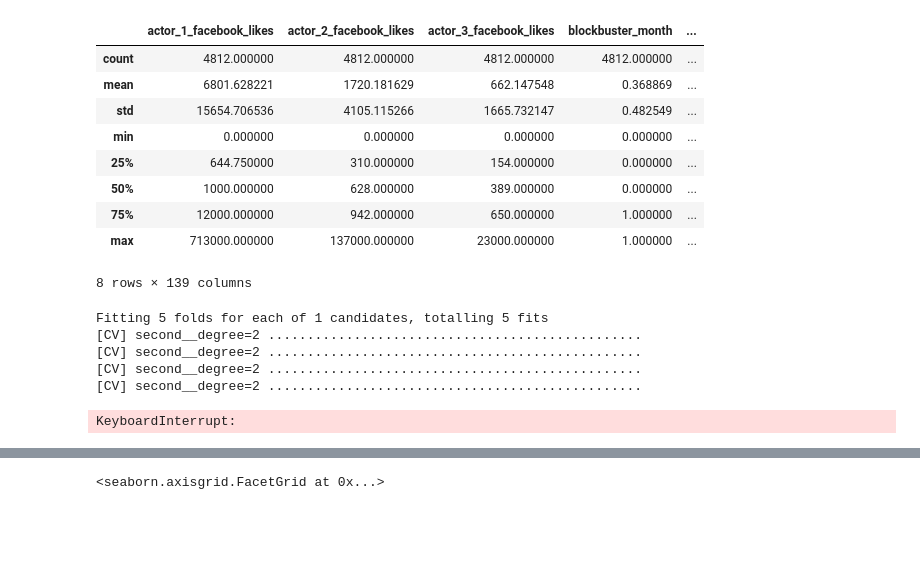
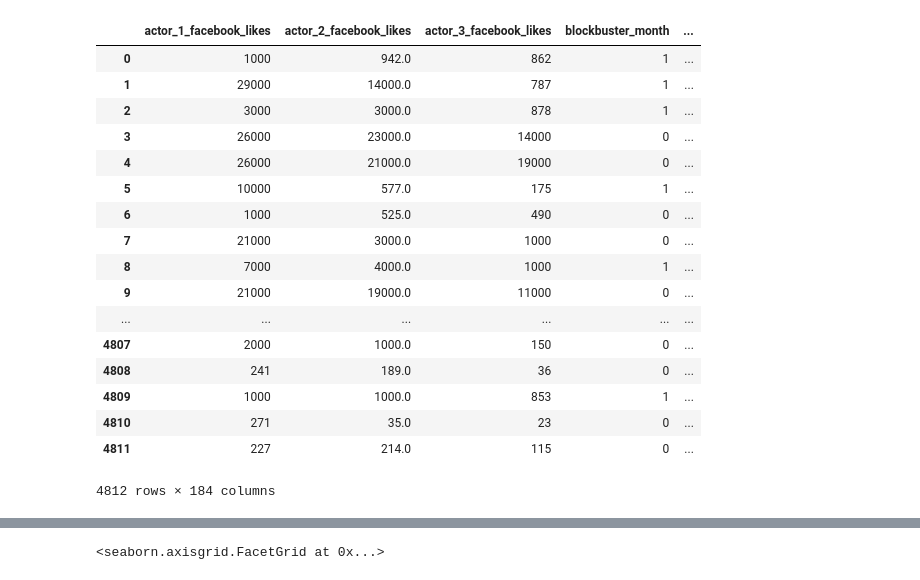
Before and after one commit to rihardsbar/dm-predictive-ml, a Jupyter notebook: logistic_regression/svr_tensorflow.ipynb, the cells around one changed output, grey strips where cells are left out. Drawn from its saved outputs; the diff is of its cells as text; code cells hidden in the pictures; blank space fills up the shorter version.

```diff
--- a/logistic_regression/svr_tensorflow.ipynb
+++ b/logistic_regression/svr_tensorflow.ipynb
@@ -51,46 +51,56 @@ from sklearn.neighbors import      RadiusNeighborsRegressor
 
 
 #----Neural Networks---------------
 from sklearn.neural_network import MLPRegressor
 
 #-----Support Vector Machines------
 from sklearn.svm import            SVR
 from sklearn.svm import            LinearSVR
 from sklearn.svm import            NuSVR
 
 #-----Decission Trees--------------
 from sklearn.tree import           DecisionTreeRegressor
 from sklearn.tree import           ExtraTreeRegressor
 
 #----extras
 from sklearn.gaussian_process import GaussianProcessRegressor
 from sklearn.isotonic import         IsotonicRegression
 from sklearn.kernel_ridge import     KernelRidge
 
-
-
 #file_path =  "../dataset/movie_metadata_cleaned_tfidf_num_only_min.csv"
-file_path =  "../dataset/movie_metadata_cleaned_categ_num_only.csv"
+file_path =  "../dataset/no_imdb_names-count_cat-tf_184f.csv"
 #file_path = "../dataset/movie_metadata_cleaned_no_vector_num_only.csv"
 
 dta = pd.read_csv(file_path)
 dta_clean = dta
 #remove the null values, that is fill NaN with there - FIXME: Rihards, naive implementation
 dta_clean = dta_clean.fillna(value=0, axis=1)
 dta_clean = dta_clean.dropna()
 dta_clean = dta_clean.drop('Unnamed: 0', axis=1)
-dta_clean.describe()
+#dta_clean.describe()
+
+pd.options.display.max_columns = 500
+
+dta_clean
 # %% [output]
 |  | actor_1_facebook_likes | actor_2_facebook_likes | actor_3_facebook_likes | blockbuster_month | ... |
-| count | 4812.000000 | 4812.000000 | 4812.000000 | 4812.000000 | ... |
-| mean | 6801.628221 | 1720.181629 | 662.147548 | 0.368869 | ... |
-| std | 15654.706536 | 4105.115266 | 1665.732147 | 0.482549 | ... |
-| min | 0.000000 | 0.000000 | 0.000000 | 0.000000 | ... |
-| 25% | 644.750000 | 310.000000 | 154.000000 | 0.000000 | ... |
-| 50% | 1000.000000 | 628.000000 | 389.000000 | 0.000000 | ... |
-| 75% | 12000.000000 | 942.000000 | 650.000000 | 1.000000 | ... |
-| max | 713000.000000 | 137000.000000 | 23000.000000 | 1.000000 | ... |
+| 0 | 1000 | 942.0 | 862 | 1 | ... |
+| 1 | 29000 | 14000.0 | 787 | 1 | ... |
+| 2 | 3000 | 3000.0 | 878 | 1 | ... |
+| 3 | 26000 | 23000.0 | 14000 | 0 | ... |
+| 4 | 26000 | 21000.0 | 19000 | 0 | ... |
+| 5 | 10000 | 577.0 | 175 | 1 | ... |
+| 6 | 1000 | 525.0 | 490 | 0 | ... |
+| 7 | 21000 | 3000.0 | 1000 | 0 | ... |
+| 8 | 7000 | 4000.0 | 1000 | 1 | ... |
+| 9 | 21000 | 19000.0 | 11000 | 0 | ... |
+| ... | ... | ... | ... | ... | ... |
+| 4807 | 2000 | 1000.0 | 150 | 0 | ... |
+| 4808 | 241 | 189.0 | 36 | 0 | ... |
+| 4809 | 1000 | 1000.0 | 853 | 1 | ... |
+| 4810 | 271 | 35.0 | 23 | 0 | ... |
+| 4811 | 227 | 214.0 | 115 | 0 | ... |
-8 rows × 139 columns
+4812 rows × 184 columns
 # %%
 #clasify the data for the logistic regression
 def label_gross (gross):
@@ -176,14 +186,7 @@ model = GradientBoostingRegressor()
 pipe = Pipeline(steps=[('first', first), ('second', second), ('model', model)])
 #pd.DataFrame(pipe.fit_transform(X,y)).describe()
 est = GridSearchCV(pipe, dict(second__degree = [2]), verbose=2, cv=5, n_jobs=4)
-est.fit(X,y)
+#est.fit(X,y)
-# %% [output]
-Fitting 5 folds for each of 1 candidates, totalling 5 fits
-[CV] second__degree=2 ................................................
-[CV] second__degree=2 ................................................
-[CV] second__degree=2 ................................................
-[CV] second__degree=2 ................................................
-KeyboardInterrupt:
 # %%
 #est.best_score_
 transform = dict(transform__das = [40,2],
```
Also changed, not shown: parts of 1 cell of this notebook, 3 other files.
